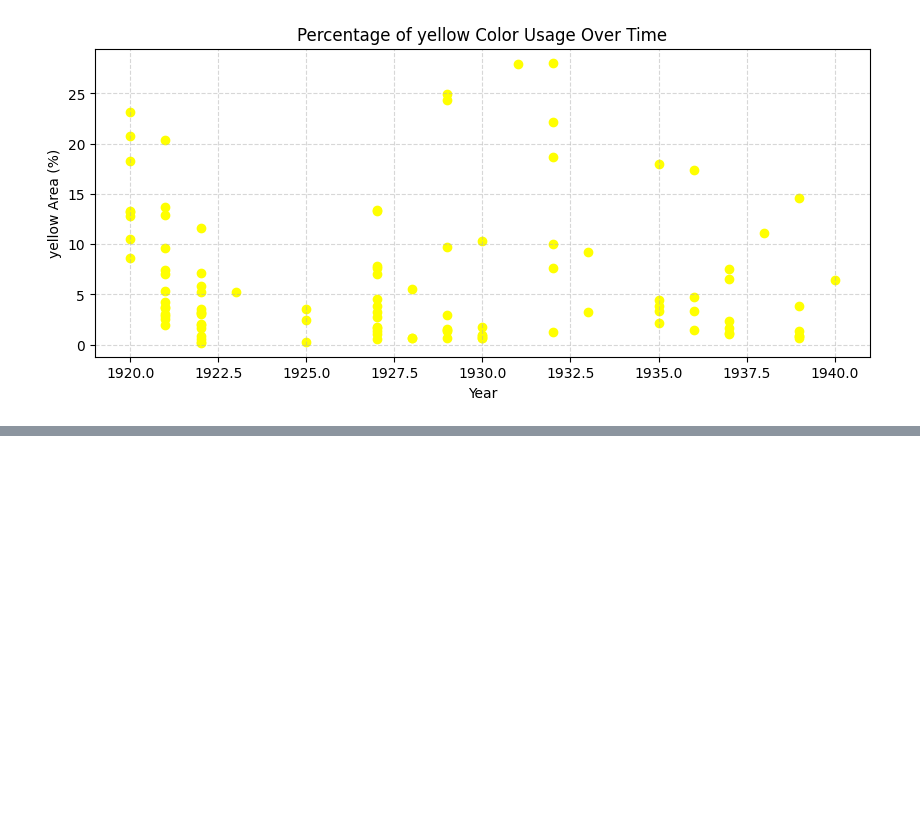
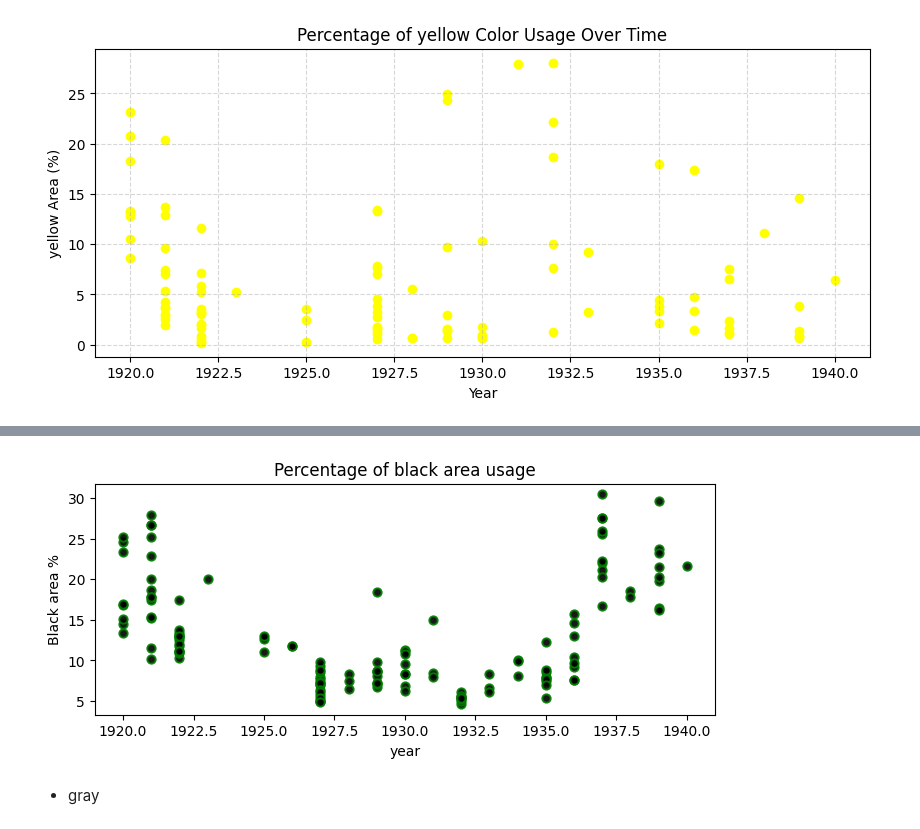
Before and after one commit to sanagahoi/Python_labs, a Jupyter notebook: cisco-labs/mondrian-art-project/mondrian-art-project.ipynb, the cells around one changed output, grey strips where cells are left out. Drawn from its saved outputs; the diff is of its cells as text; code cells hidden in the pictures; blank space fills up the shorter version.

```diff
--- a/cisco-labs/mondrian-art-project/mondrian-art-project.ipynb
+++ b/cisco-labs/mondrian-art-project/mondrian-art-project.ipynb
@@ -609,0 +584,7 @@ plt.show()
+# %%
+black_features = features[features['color']=='black']
+black_features['black_area']= black_features['width']*black_features['height']
+black_paintings = black_features.groupby('painting_id')['black_area'].sum().reset_index()
+painting_info=painting_info.merge(black_paintings, on='painting_id', how='left')
+painting_info['black_pct'] = (painting_info['black_area']/painting_info['area'])*100
+painting_info.head()
@@ -609,0 +603,11 @@ plt.show()
+# %%
+plt.figure(figsize=(8,3))
+plt.scatter(painting_info['year'], painting_info['black_pct'], color='black', alpha=0.9, edgecolors='green', linewidths=1.4)
+plt.xlabel('year')
+plt.ylabel('Black area %')
+plt.title("Percentage of black area usage")
+plt.show()
+# %% [output]
+[figure, added]
+# %% [markdown]
+-  gray
```
Also changed, not shown: parts of 20 cells of this notebook.
